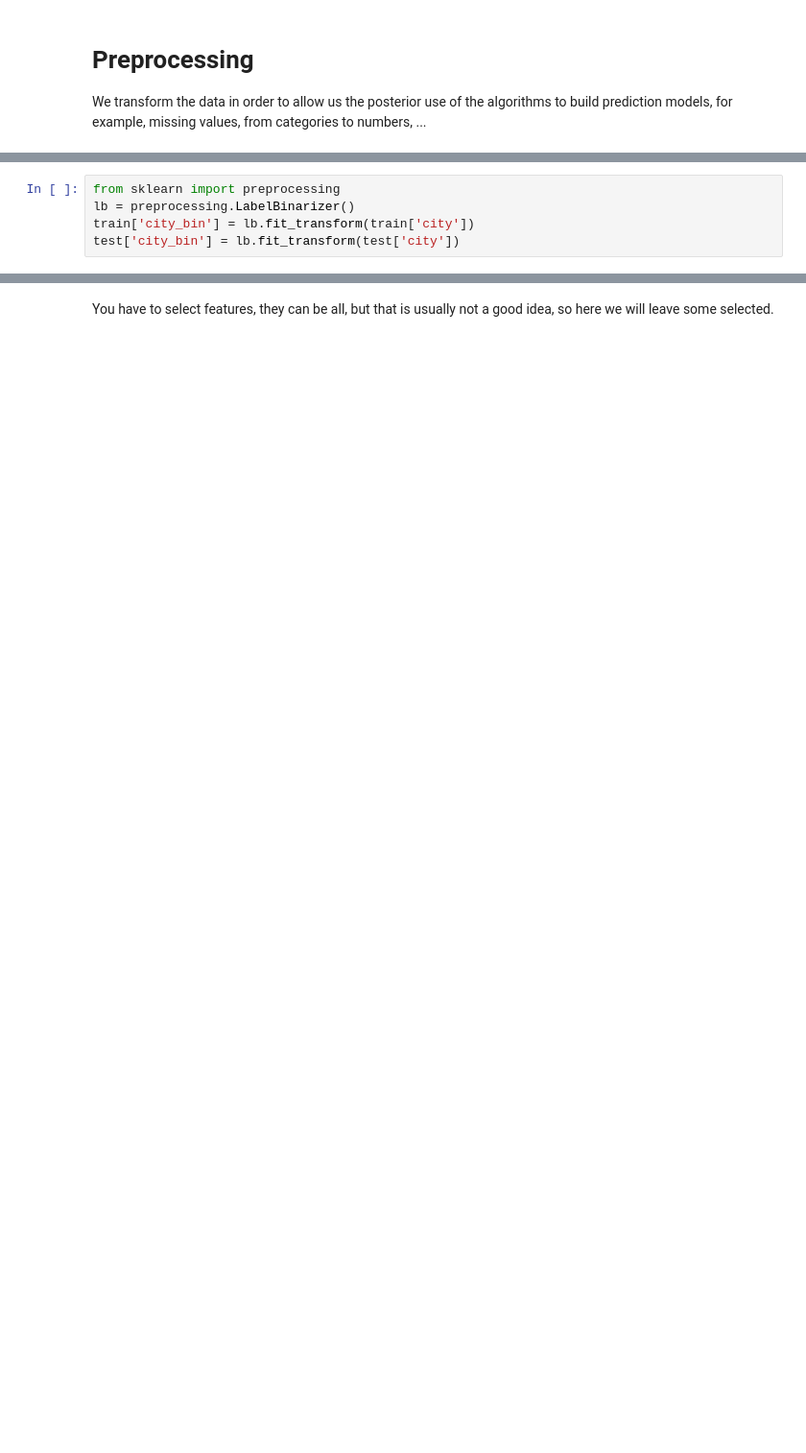
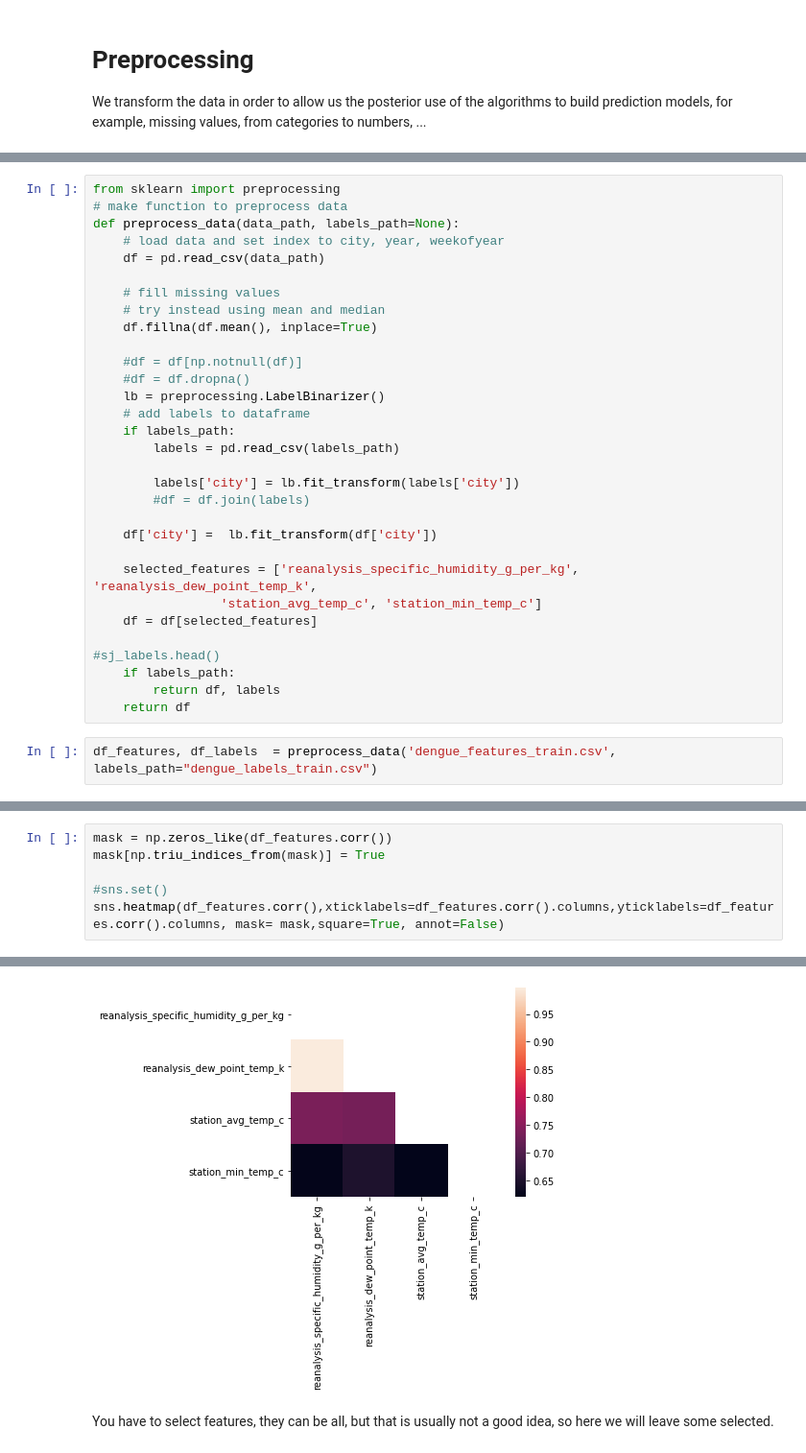
Before and after one commit to sergiobm3/ESI_MachineLearning, a Jupyter notebook: Dengue_RandomForest_algorithm.ipynb, the cells around one changed output, grey strips where cells are left out. Shown at 96% size. Cells and saved outputs as stored; diff of their text form; blank space fills up the shorter version.

```diff
--- a/Dengue_RandomForest_algorithm.ipynb
+++ b/Dengue_RandomForest_algorithm.ipynb
@@ -213,5 +39,33 @@ We also have to transform our categorical variables, in this case a single varia
-# %%
-from sklearn import preprocessing
-lb = preprocessing.LabelBinarizer()
-train['city_bin'] = lb.fit_transform(train['city'])
-test['city_bin'] = lb.fit_transform(test['city'])
+# %%
+from sklearn import preprocessing
+# make function to preprocess data
+def preprocess_data(data_path, labels_path=None):
+    # load data and set index to city, year, weekofyear
+    df = pd.read_csv(data_path)
+
+    # fill missing values
+    # try instead using mean and median
+    df.fillna(df.mean(), inplace=True)
+
+    #df = df[np.notnull(df)]
+    #df = df.dropna()
+    lb = preprocessing.LabelBinarizer()
+    # add labels to dataframe
+    if labels_path:
+        labels = pd.read_csv(labels_path)
+
+        labels['city'] = lb.fit_transform(labels['city'])
+        #df = df.join(labels)
+
+    df['city'] =  lb.fit_transform(df['city'])
+
+    selected_features = ['reanalysis_specific_humidity_g_per_kg', 'reanalysis_dew_point_temp_k',
+                 'station_avg_temp_c', 'station_min_temp_c']
+    df = df[selected_features]
+
+#sj_labels.head()
+    if labels_path:
+        return df, labels
+    return df
+# %%
+df_features, df_labels  = preprocess_data('dengue_features_train.csv', labels_path="dengue_labels_train.csv")
@@ -217,0 +77,7 @@ test['city_bin'] = lb.fit_transform(test['city'])
+# %%
+mask = np.zeros_like(df_features.corr())
+mask[np.triu_indices_from(mask)] = True
+
+#sns.set()
+sns.heatmap(df_features.corr(),xticklabels=df_features.corr().columns,yticklabels=df_features.corr().columns, mask= mask,square=True, annot=False)
+# %% [output]
@@ -218,2 +85,3 @@ test['city_bin'] = lb.fit_transform(test['city'])
+[figure, added]
 # %% [markdown]
 You have to select features, they can be all, but that is usually not a good idea, so here we will leave some selected.
```
Also changed, not shown: parts of 41 cells of this notebook.
